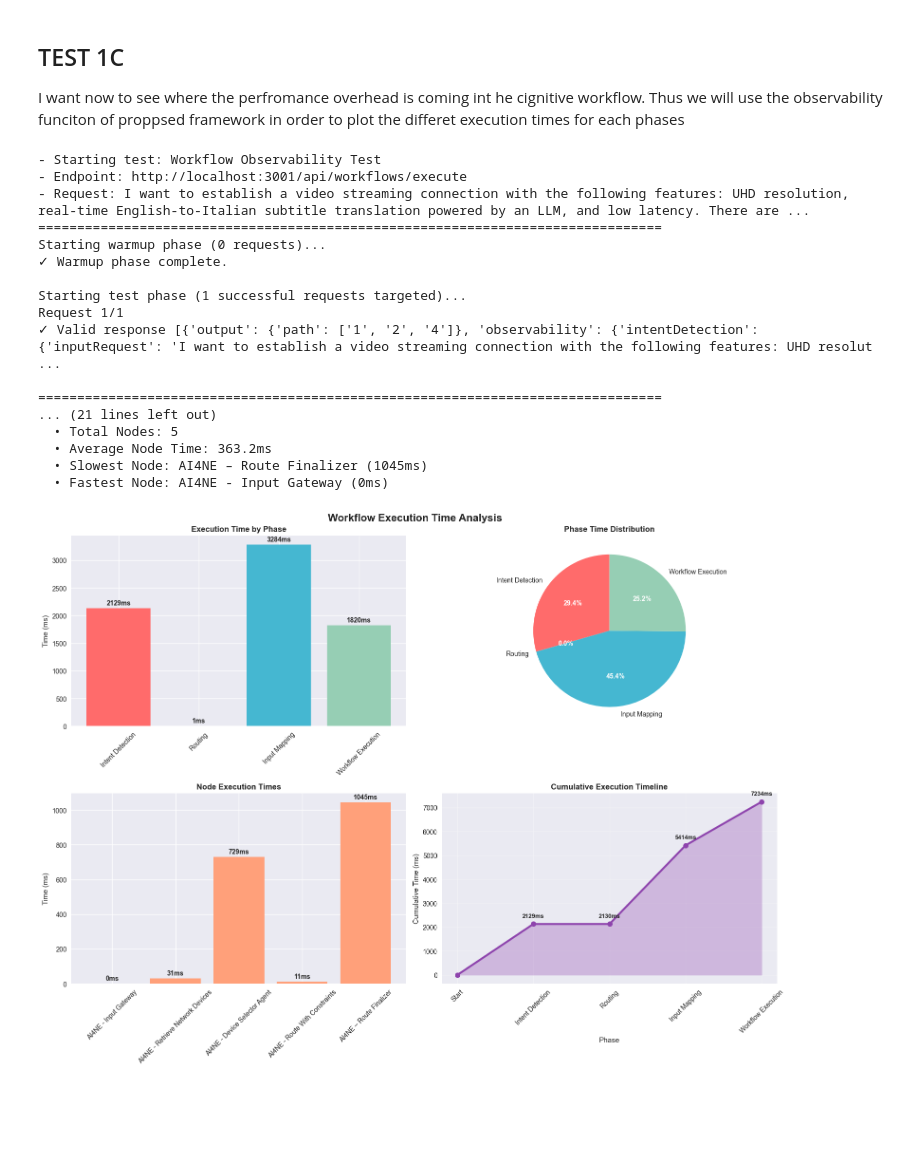
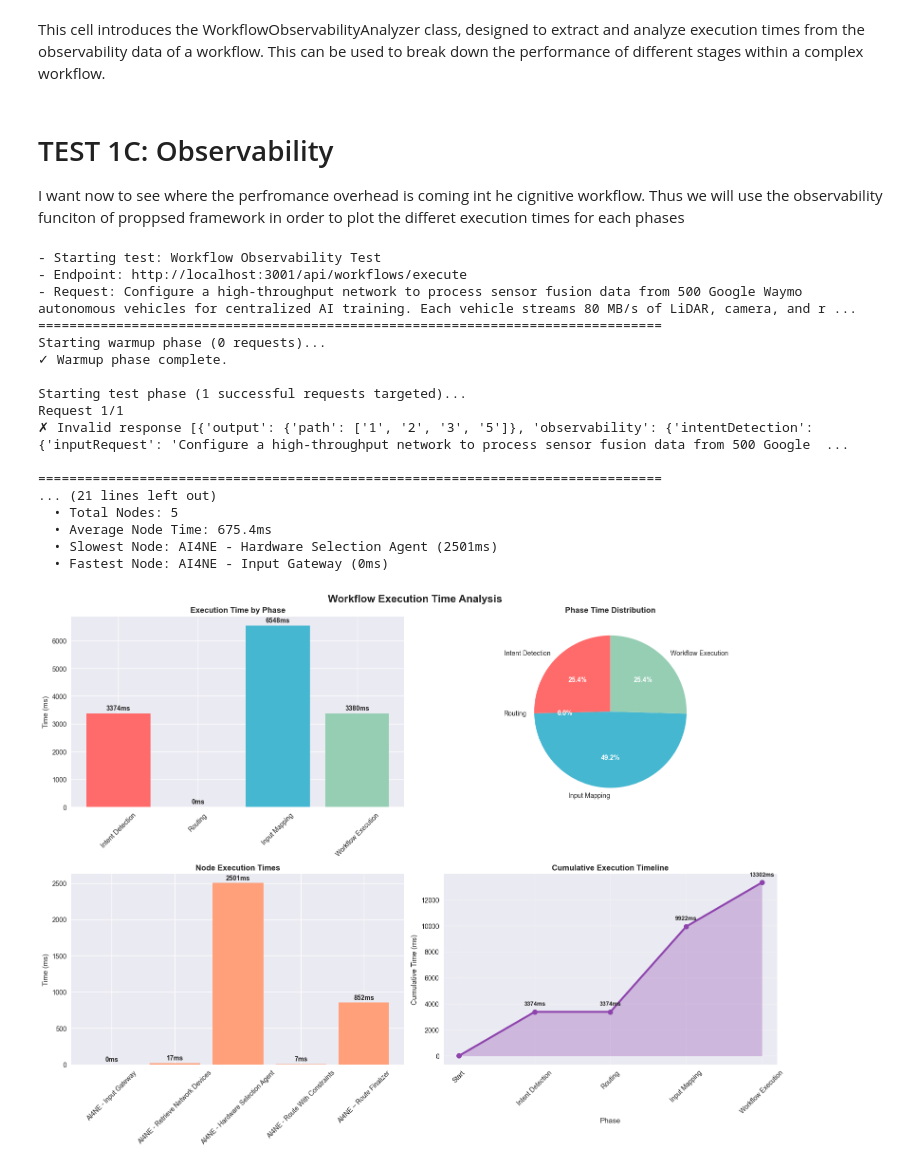
Before and after one commit to NiccoloCase/AI4NE_experimentation, a Jupyter notebook: notebook.ipynb, the cells around one changed output. Saved outputs shown, nothing was run; the diff lists cells and outputs as text; code cells hidden in the pictures; blank space fills up the shorter version.

Commit message:
All tests

```diff
--- a/notebook.ipynb
+++ b/notebook.ipynb
@@ -57,7 +65,7 @@ class Test:
                  name: str,
                  endpoint: str,
                  request_text: str,
-                 validator: Callable[[Dict[str, Any]], bool],
+                 validator: Callable[[Dict[str, Any]], ResultStatus],
                  num_requests: int = 20,
                  num_warmup_requests: int = 1,
                  request_timeout: int = 30,
@@ -82,7 +90,7 @@ class Test:
         # Retry configuration
         self.initial_delay = 20
         self.max_delay = 100
-        self.step_delay = 1
+        self.step_delay = 10
 
     def _send_request(self, payload: Dict[str, Any]) -> TestCaseResult:
         start_time = time.perf_counter()
@@ -174,10 +182,12 @@ class Test:
 
         if result.status == ResultStatus.PASSED:
             # Validate the response
-            if self.validator(result.data):
+            validation = self.validator(result.data);
+            if validation == ResultStatus.PASSED:
                 print(f"✓ Valid response [{result.data}]")
                 return result
-            else:
+
+            elif validation == ResultStatus.FAILED:
                 print(f"✗ Invalid response [{result.data}]")
                 return TestCaseResult(
                     status=ResultStatus.FAILED,
@@ -185,6 +195,18 @@ class Test:
                     http_status_code=result.http_status_code,
                     data=result.data,
                     error_message="Response validation failed",
+                    timestamp=result.timestamp
+                )
+
+            else:
+                # Probably due to rate limiter
+                print(f" EMPTY response [{result.data}]")
+                return TestCaseResult(
+                    status=ResultStatus.ERROR,
+                    response_time_ms=result.response_time_ms,
+                    http_status_code=result.http_status_code,
+                    data=result.data,
+                    error_message="Empty response",
                     timestamp=result.timestamp
                 )
         else:
@@ -685,3 +692,5 @@ networkExperiment.experiment.plot_comparison()
+# %% [markdown]
+This cell introduces the WorkflowObservabilityAnalyzer class, designed to extract and analyze execution times from the observability data of a workflow. This can be used to break down the performance of different stages within a complex workflow.
 # %%
 class WorkflowObservabilityAnalyzer:
     def __init__(self):
@@ -837,57 +846,58 @@ class WorkflowObservabilityAnalyzer:
 
         return "\n".join(summary)
 # %% [markdown]
-## TEST 1C
+# TEST 1C: Observability
 
 I want now to see where the perfromance overhead is coming int he cignitive workflow. Thus we will use the observability funciton of proppsed framework in order to plot the differet execution times for each phases
 # %%
-REQUEST_TEXT = "I want to establish a video streaming connection with the following features: UHD resolution, real-time English-to-Italian subtitle translation powered by an LLM, and low latency. There are no power consumption limits"
-RIGHT_ANSWER = ["1", "2", "4"]
+REQUEST_TEXT = "Configure a high-throughput network to process sensor fusion data from 500 Google Waymo autonomous vehicles for centralized AI training. Each vehicle streams 80 MB/s of LiDAR, camera, and radar data. A single processing node must ingest all incoming data streams, utilizing NVMe-over-Fabrics storage for training dataset ingestion and hardware-accelerated preprocessing before forwarding the data to downstream GPU training clusters."
+
+RIGHT_ANSWER = ["1", "2", "3", "5"]
 
 result = {"observability": None}
 
 def validator(answer: dict):
     if not answer:
-        return False
+        return ResultStatus.FAILED
 
     path = answer.get("output", {}).get("path")
     result["observability"] = answer.get("observability")
 
     if path is None:
-        return False
+        return ResultStatus.FAILED
 
     if path != RIGHT_ANSWER:
-        return False
-    return True
+        return ResultStatus.FAILED
+    return ResultStatus.PASSED
 
 test = Test("Workflow Observability Test", COGNITIVE_WORKFLOW_URL, REQUEST_TEXT, validator, 1, 0,
             additional_payload={"observability": True})
 test.run()
 
 analyzer = WorkflowObservabilityAnalyzer()
 
 execution_times = analyzer.extract_execution_times(result["observability"])
 summary = analyzer.generate_performance_summary(execution_times)
 print("\n" + summary)
 fig = analyzer.plot_execution_times(execution_times, "Workflow Execution Time Analysis")
 plt.show()
 # %% [output]
 - Starting test: Workflow Observability Test
 - Endpoint: http://localhost:3001/api/workflows/execute
-- Request: I want to establish a video streaming connection with the following features: UHD resolution, real-time English-to-Italian subtitle translation powered by an LLM, and low latency. There are ...
+- Request: Configure a high-throughput network to process sensor fusion data from 500 Google Waymo autonomous vehicles for centralized AI training. Each vehicle streams 80 MB/s of LiDAR, camera, and r ...
 ================================================================================
 Starting warmup phase (0 requests)...
 ✓ Warmup phase complete.
 
 Starting test phase (1 successful requests targeted)...
 Request 1/1
-✓ Valid response [{'output': {'path': ['1', '2', '4']}, 'observability': {'intentDetection': {'inputRequest': 'I want to establish a video streaming connection with the following features: UHD resolut ...
+✗ Invalid response [{'output': {'path': ['1', '2', '3', '5']}, 'observability': {'intentDetection': {'inputRequest': 'Configure a high-throughput network to process sensor fusion data from 500 Google  ...
 
 ================================================================================
 ... (21 lines left out)
   • Total Nodes: 5
-  • Average Node Time: 363.2ms
-  • Slowest Node: AI4NE – Route Finalizer (1045ms)
+  • Average Node Time: 675.4ms
+  • Slowest Node: AI4NE - Hardware Selection Agent (2501ms)
   • Fastest Node: AI4NE - Input Gateway (0ms)
-[figure, old version]
+[figure, new version]
 # %% [markdown]
```
Also changed, not shown: parts of 18 cells of this notebook.
